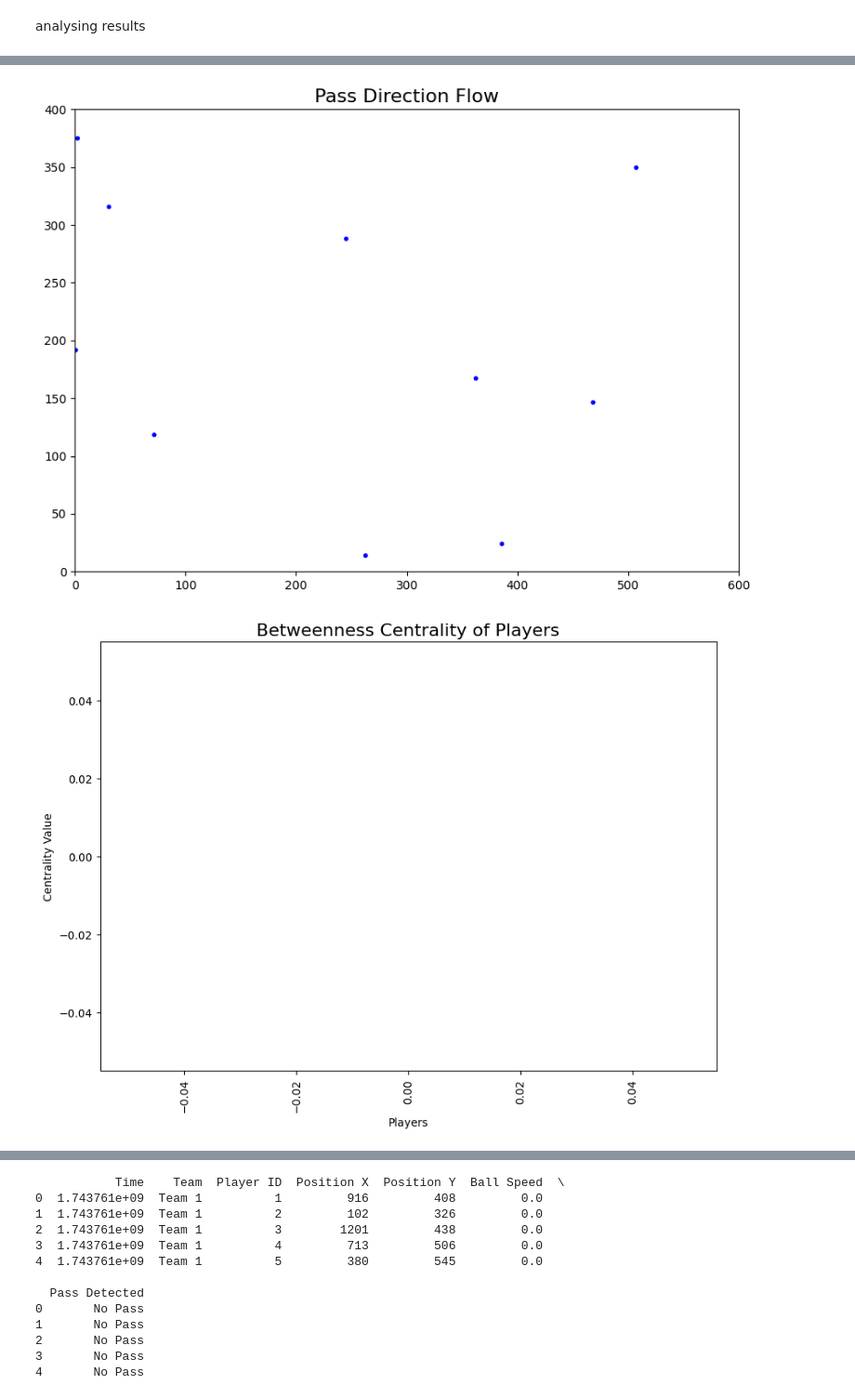
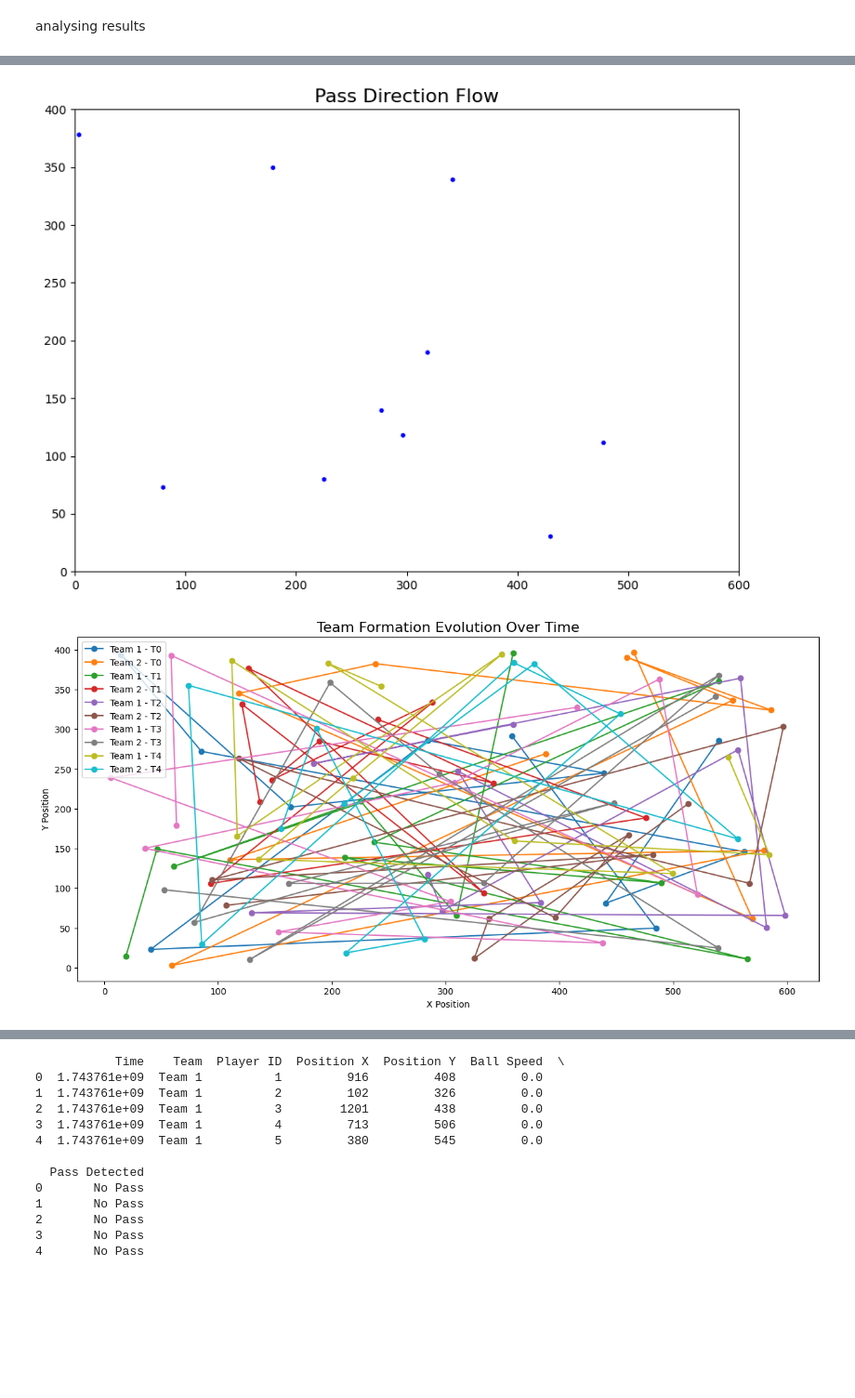
Before and after one commit to ZahraZellazi/TacTicSense_4DS9, a Jupyter notebook: TacticAnalysis.ipynb, the cells around one changed output, grey strips where cells are left out. Shown at 93% size. Saved outputs shown, nothing was run; the diff lists cells and outputs as text; code cells hidden in the pictures; blank space fills up the shorter version.

```diff
--- a/TacticAnalysis.ipynb
+++ b/TacticAnalysis.ipynb
@@ -182,3 +182,8 @@ model = YOLO("yolov8n.pt")
+# %%
+from ultralytics import YOLO
+
+# Load a pretrained YOLO11n model
+model = YOLO("yolo11n.pt")
 # %% [markdown]
 <h2 style="color: #2ecc71; font-size: 1.5rem;">🎬 Choose Video for Visualization</h2>
 
@@ -1052,17 +983,6 @@ for i, (p1, team1) in enumerate(frame_players):
 # Calculate centrality (betweenness centrality)
 centrality = nx.betweenness_centrality(G)
 
-# Plot centrality of players
-players = list(centrality.keys())
-centrality_values = list(centrality.values())
-
-plt.figure(figsize=(10, 7))
-plt.bar(players, centrality_values, color='skyblue')
-plt.title("Betweenness Centrality of Players", fontsize=16)
-plt.xlabel("Players")
-plt.ylabel("Centrality Value")
-plt.xticks(rotation=90)
-plt.show()
 
 # 4. Team Formation Over Time (Evolution of Shape)
 # Example: tracking the team's shape evolution at different time frames
@@ -1071,32 +991,32 @@ time_frames = np.arange(5)
 team_formation = {
     'Team 1': np.random.rand(5, 11, 2) * pitch_size,  # 5 time frames, 11 players
     'Team 2': np.random.rand(5, 11, 2) * pitch_size   # 5 time frames, 11 players
 }
 
 plt.figure(figsize=(15, 7))
 for t in time_frames:
     plt.plot(team_formation['Team 1'][t, :, 0], team_formation['Team 1'][t, :, 1], marker='o', label=f'Team 1 - T{t}')
     plt.plot(team_formation['Team 2'][t, :, 0], team_formation['Team 2'][t, :, 1], marker='o', label=f'Team 2 - T{t}')
 plt.title("Team Formation Evolution Over Time", fontsize=16)
 plt.xlabel("X Position")
 plt.ylabel("Y Position")
 plt.legend(loc='upper left')
 plt.show()
 
 # 5. Player Cluster Map (Clustering of Players Based on Movement)
 # Example: Cluster players based on their movement patterns
 player_positions = np.random.rand(20, 2) * pitch_size  # Random positions
 kmeans = KMeans(n_clusters=3).fit(player_positions)  # Clustering into 3 clusters
 
 plt.figure(figsize=(8, 6))
 plt.scatter(player_positions[:, 0], player_positions[:, 1], c=kmeans.labels_, cmap='viridis', s=100)
 plt.title("Player Clusters Based on Movement", fontsize=16)
 plt.xlabel("X Position")
 plt.ylabel("Y Position")
 plt.colorbar(label="Cluster")
 plt.show()
 # %% [output]
 [figure]
 [figure]
-[figure, old version]
+[figure, new version]
-[figure, old version]
+[figure, new version]
```
Also changed, not shown: parts of 8 cells of this notebook, 1 other file.
